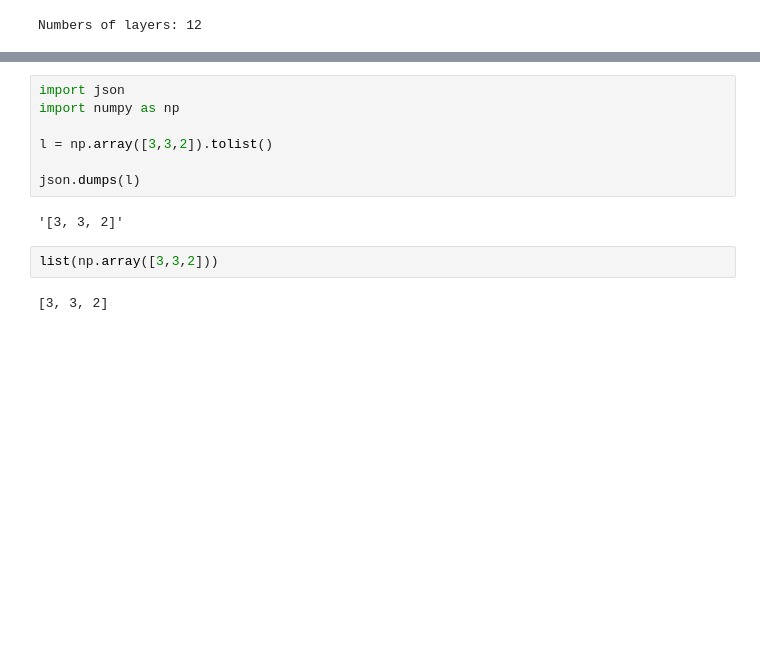
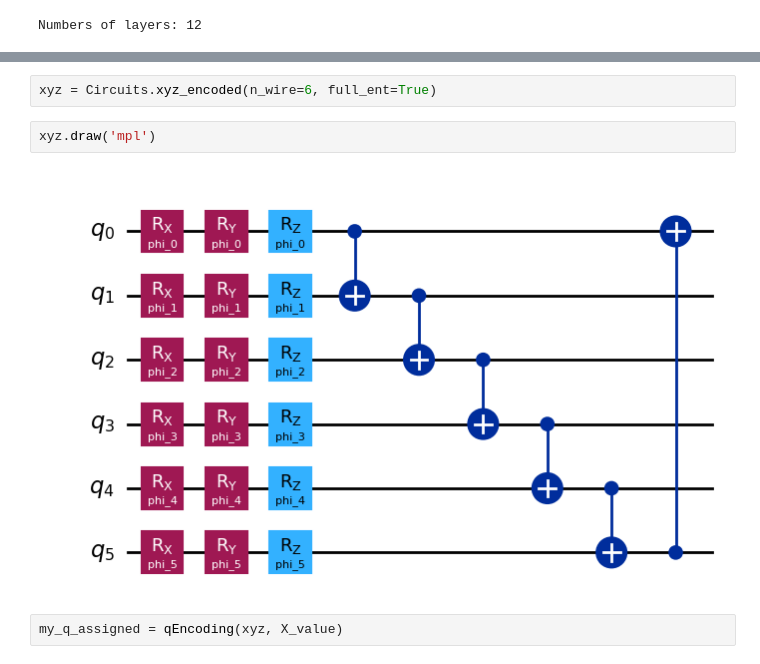
Before and after one commit to fdamore/QK, a Jupyter notebook: notebooks/validation.ipynb, the cells around one changed output, grey strips where cells are left out. Drawn from its saved outputs; the diff is of its cells as text; blank space fills up the shorter version.

Commit message:
Added encode_xyz to circuits

```diff
--- a/notebooks/validation.ipynb
+++ b/notebooks/validation.ipynb
@@ -188,13 +193,8 @@ ModuleNotFoundError: No module named 'qke'
-# %%
-import json
-import numpy as np
-
-l = np.array([3,3,2]).tolist()
-
-json.dumps(l)
-# %% [output]
-'[3, 3, 2]'
-# %%
-list(np.array([3,3,2]))
-# %% [output]
-[3, 3, 2]
+# %%
+xyz = Circuits.xyz_encoded(n_wire=6, full_ent=True)
+# %%
+xyz.draw('mpl')
+# %% [output]
+[figure, added]
+# %%
+my_q_assigned = qEncoding(xyz, X_value)
```
Also changed, not shown: parts of 6 cells of this notebook, 1 other file.
